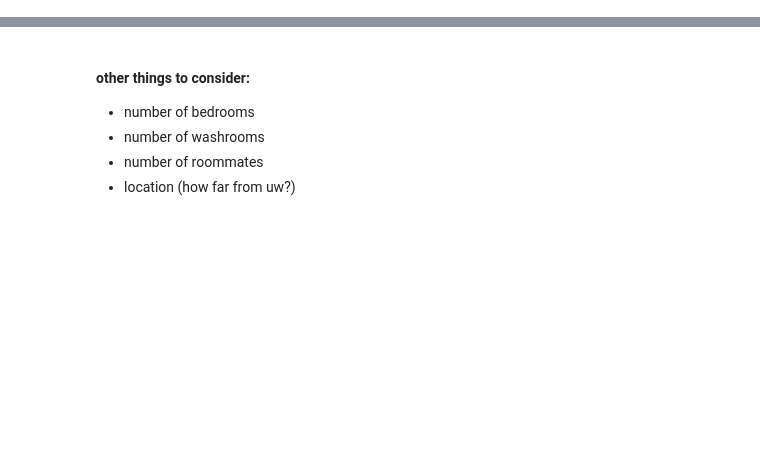
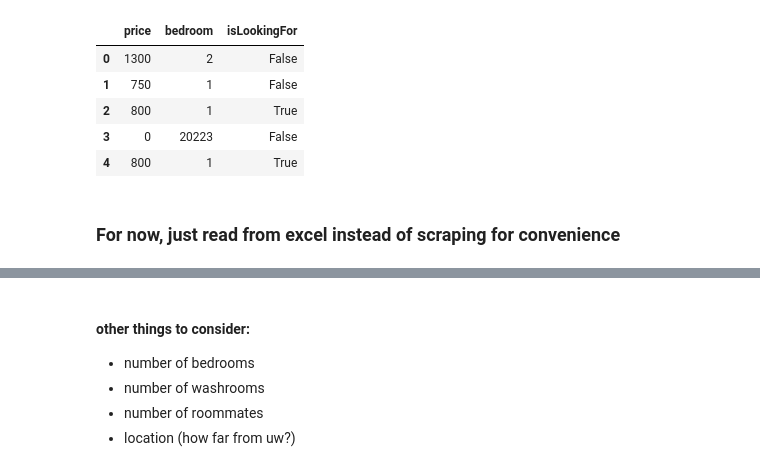
Before and after one commit to iriskimm/uw-student-housing, a Jupyter notebook: facebook_scraper.ipynb, the cells around one changed output, grey strips where cells are left out. Cells and saved outputs as stored; diff of their text form; code cells hidden in the pictures; blank space fills up the shorter version.

```diff
--- a/facebook_scraper.ipynb
+++ b/facebook_scraper.ipynb
@@ -115,4 +128,11 @@ data = {'price': price_list, 'bedroom': bedrooms_list, 'isLookingFor': isLooking
 # %%
-df = pd.DataFrame(data)
-df.to_excel('housing_list.xlsx', index=False)
+# df = pd.DataFrame(data)
+# df.to_excel('housing_list.xlsx', index=False)
 df.head()
+# %% [output]
+|  | price | bedroom | isLookingFor |
+| 0 | 1300 | 2 | False |
+| 1 | 750 | 1 | False |
+| 2 | 800 | 1 | True |
+| 3 | 0 | 20223 | False |
+| 4 | 800 | 1 | True |
@@ -124,0 +139,2 @@ df.groupby('isLookingFor').get_group(True).groupby('bedroom').describe()
+# %% [markdown]
+### For now, just read from excel instead of scraping for convenience
```
Also changed, not shown: parts of 24 cells of this notebook, 1 other file.
